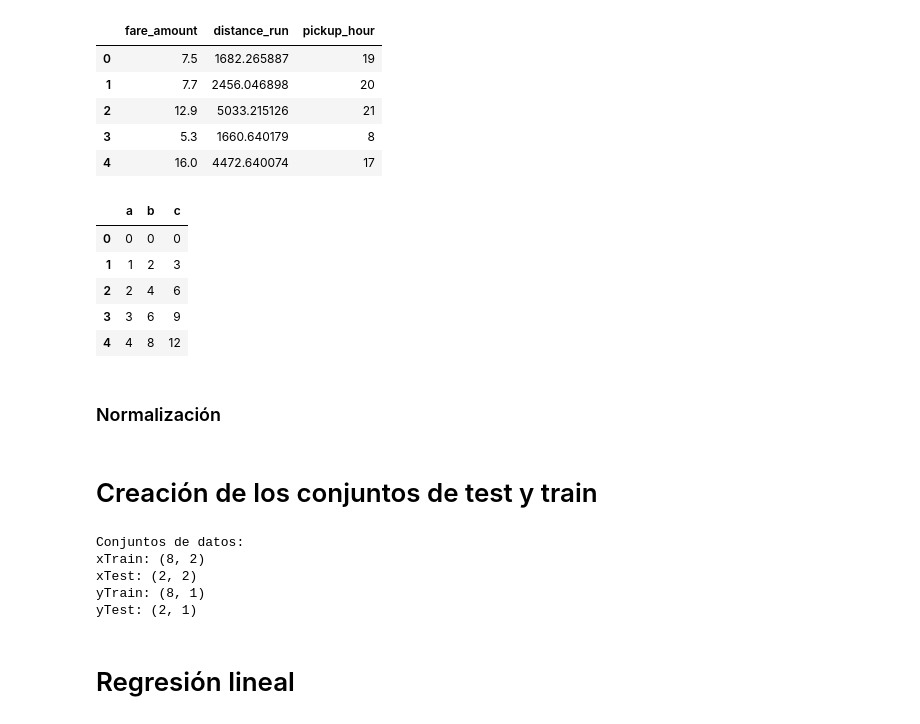
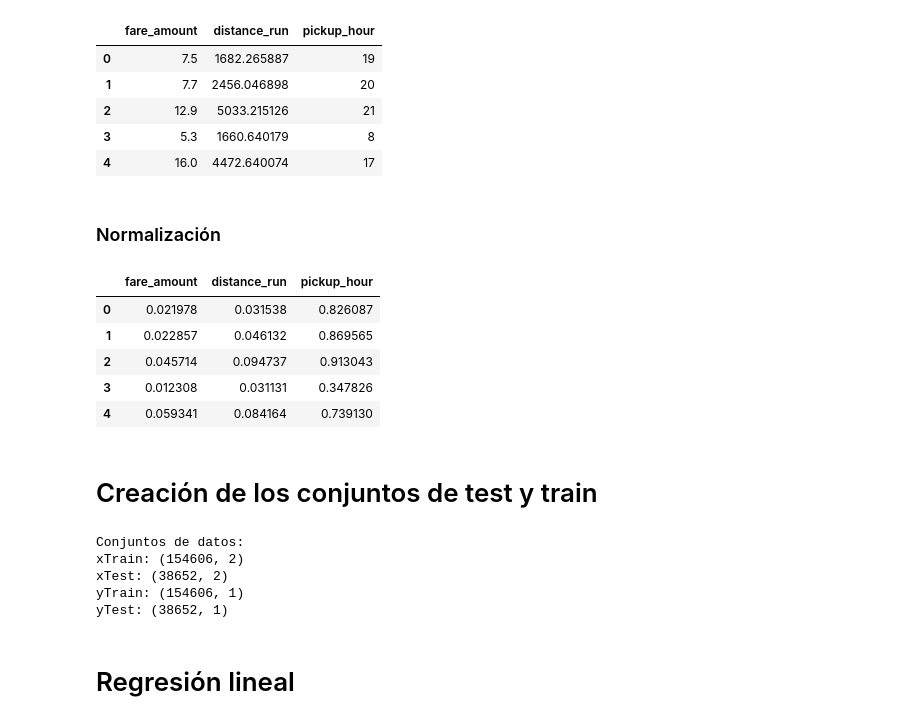
Before and after one commit to gag1005/Mineria-de-datos, a Jupyter notebook: practica3/practica3.ipynb, the cells around one changed output. Cells and saved outputs as stored; diff of their text form; code cells hidden in the pictures.

```diff
--- a/practica3/practica3.ipynb
+++ b/practica3/practica3.ipynb
@@ -129,25 +129,25 @@ df.head()
 | 3 | 5.3 | 1660.640179 | 8 |
 | 4 | 16.0 | 4472.640074 | 17 |
 # %%
-df = pd.DataFrame([[x, 2 * x, 3 * x] for x in range(10)], columns=['a', 'b', 'c'])
-df.head()
+# df = pd.DataFrame([[x, 2 * x, 3 * x] for x in range(20)], columns=['a', 'b', 'c'])
+# df.head()
-# %% [output]
-|  | a | b | c |
-| 0 | 0 | 0 | 0 |
-| 1 | 1 | 2 | 3 |
-| 2 | 2 | 4 | 6 |
-| 3 | 3 | 6 | 9 |
-| 4 | 4 | 8 | 12 |
 # %% [markdown]
 ### Normalización
 # %%
-# df = pd.DataFrame((df - df.min())/(df.max() - df.min()))
-# df.head()
+dfNormal = pd.DataFrame((df - df.min())/(df.max() - df.min()))
+dfNormal.head()
+# %% [output]
+|  | fare_amount | distance_run | pickup_hour |
+| 0 | 0.021978 | 0.031538 | 0.826087 |
+| 1 | 0.022857 | 0.046132 | 0.869565 |
+| 2 | 0.045714 | 0.094737 | 0.913043 |
+| 3 | 0.012308 | 0.031131 | 0.347826 |
+| 4 | 0.059341 | 0.084164 | 0.739130 |
 # %% [markdown]
 # Creación de los conjuntos de test y train
 # %%
-x = df.drop('a', axis=1)
-y = pd.DataFrame(df['a'])
+x = dfNormal.drop('fare_amount', axis=1)
+y = pd.DataFrame(dfNormal['fare_amount'])
 
 xTrain, xTest, yTrain, yTest = train_test_split(x, y, test_size=0.2)
 
@@ -159,10 +159,10 @@ print('yTrain: ' + str(yTrain.shape))
 print('yTest: ' + str(yTest.shape))
 # %% [output]
 Conjuntos de datos:
-xTrain: (8, 2)
-xTest: (2, 2)
-yTrain: (8, 1)
-yTest: (2, 1)
+xTrain: (154606, 2)
+xTest: (38652, 2)
+yTrain: (154606, 1)
+yTest: (38652, 1)
 # %% [markdown]
 # Regresión lineal
 # %%
```
Also changed, not shown: parts of 7 cells of this notebook, 1 other file.
